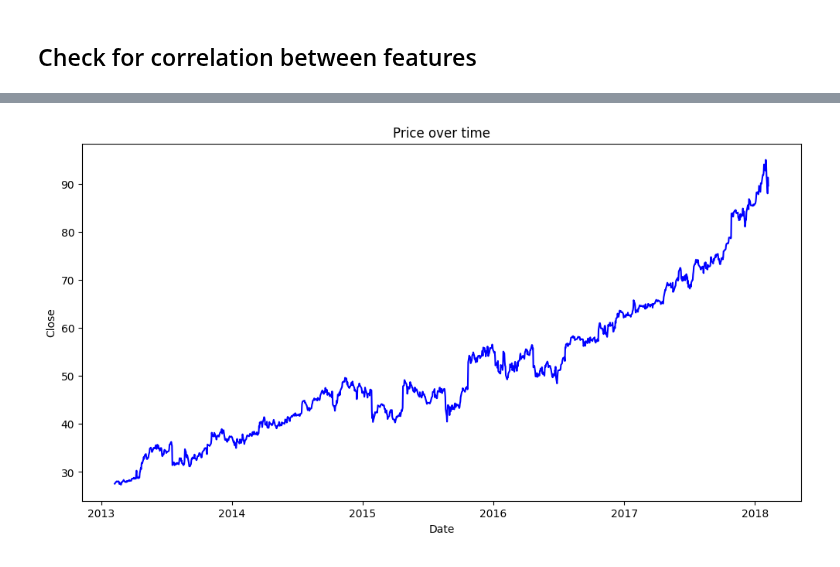
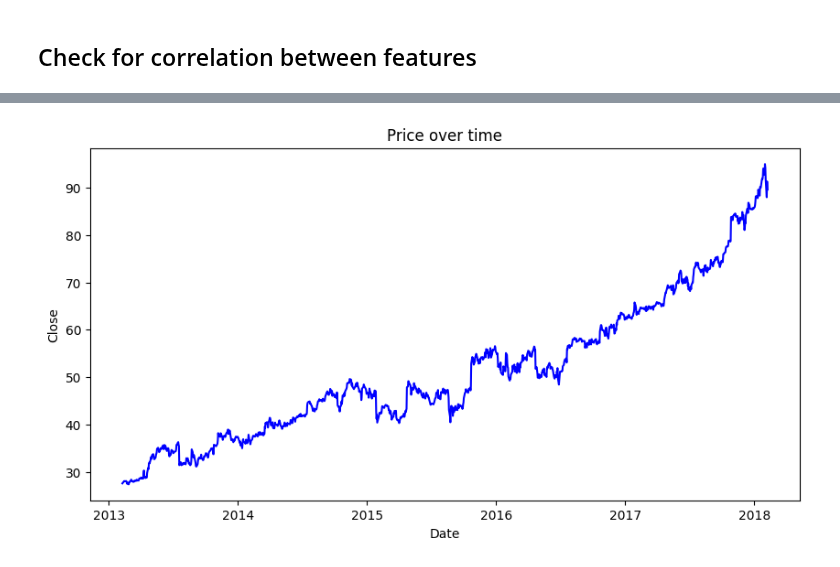
Before and after one commit to s-muhammadkamran/NLP, a Jupyter notebook: code/forecasting/ms_stock_forecasting.ipynb, the cells around one changed output, grey strips where cells are left out. Drawn from its saved outputs; the diff is of its cells as text; code cells hidden in the pictures.

```diff
--- a/code/forecasting/ms_stock_forecasting.ipynb
+++ b/code/forecasting/ms_stock_forecasting.ipynb
@@ -94,14 +94,14 @@ prediction = data.loc[
     (data['date'] < datetime(2018,1,1))
 ]
 # %%
-plt.figure(figsize=(12,6))
+plt.figure(figsize=(10,5))
 plt.plot(data['date'], data['close'],color="blue")
 plt.xlabel("Date")
 plt.ylabel("Close")
 plt.title("Price over time")
 plt.show()
 # %% [output]
-[figure, old version]
+[figure, new version]
 # %%
 # Prepare for the LSTM Model (Sequential)
 stock_close = data.filter(["close"])
```
Also changed, not shown: parts of 8 cells of this notebook.
